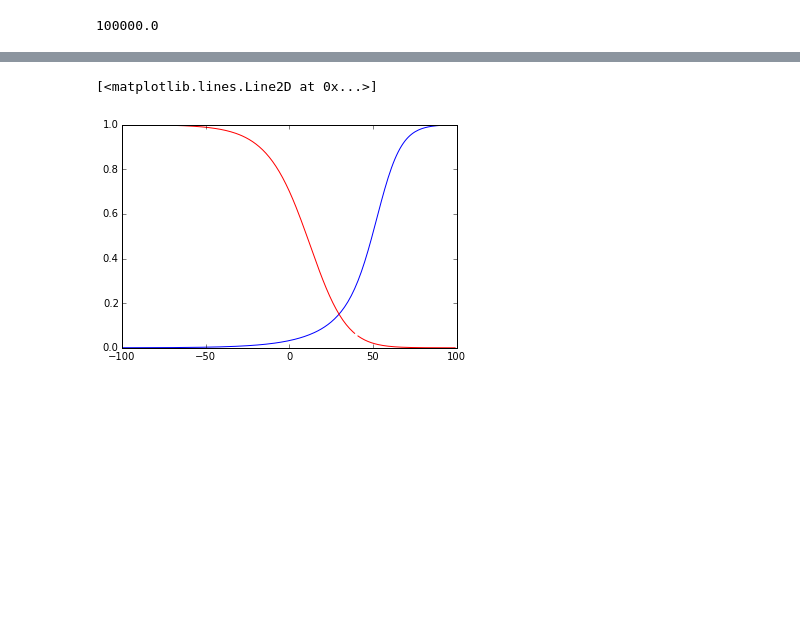
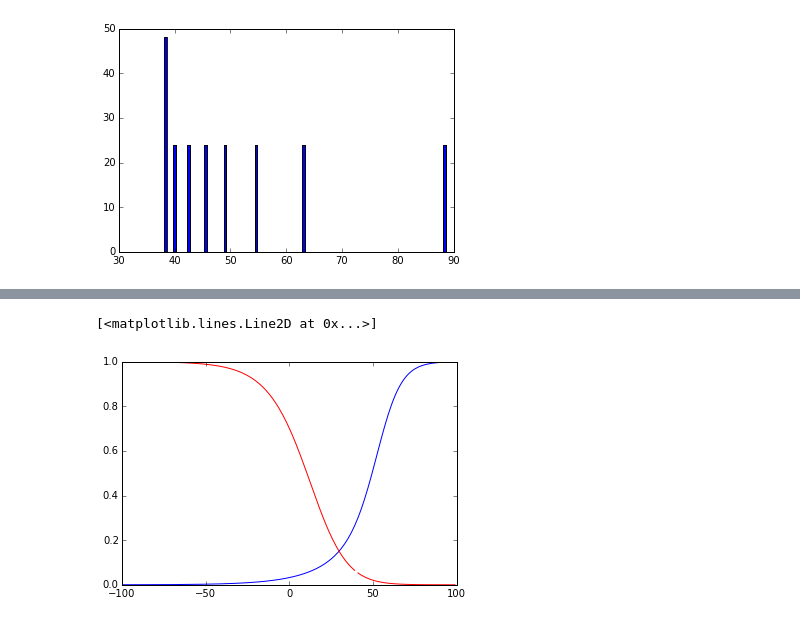
Before and after one commit to hcamalan/Bursting, a Jupyter notebook: [CLASSIFIED] Project Bursting.ipynb, the cells around one changed output, grey strips where cells are left out. Cells and saved outputs as stored; diff of their text form; code cells hidden in the pictures; blank space fills up the shorter version.

```diff
--- a/[CLASSIFIED] Project Bursting.ipynb
+++ b/[CLASSIFIED] Project Bursting.ipynb
@@ -175,4 +187,9 @@ plt.ylabel('Concentration c')
-# %%
-print time_in_seconds*1000.0/dt
-# %% [output]
-100000.0
+# %%
+spiketimes = t[spike_idc]
+isi_raw = np.roll(spiketimes,-1)-spiketimes
+isi_raw1 = isi_raw[0:-1]
+
+plt.hist(isi_raw1[isi_raw1 < 2000],100)
+plt.show()
+# %% [output]
+[figure, added]
```
Also changed, not shown: parts of 4 cells of this notebook.
